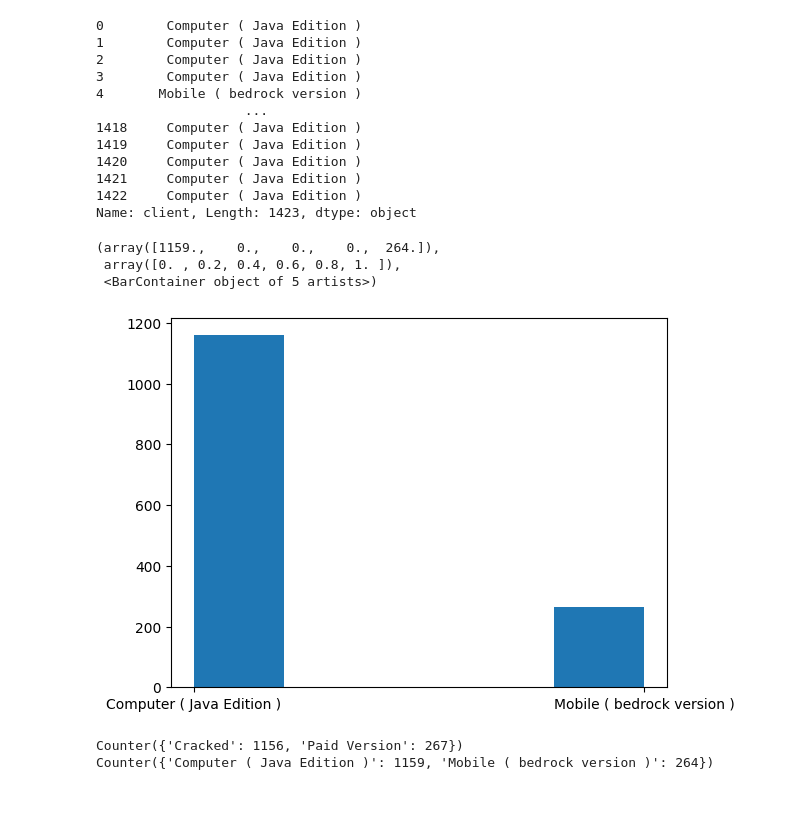
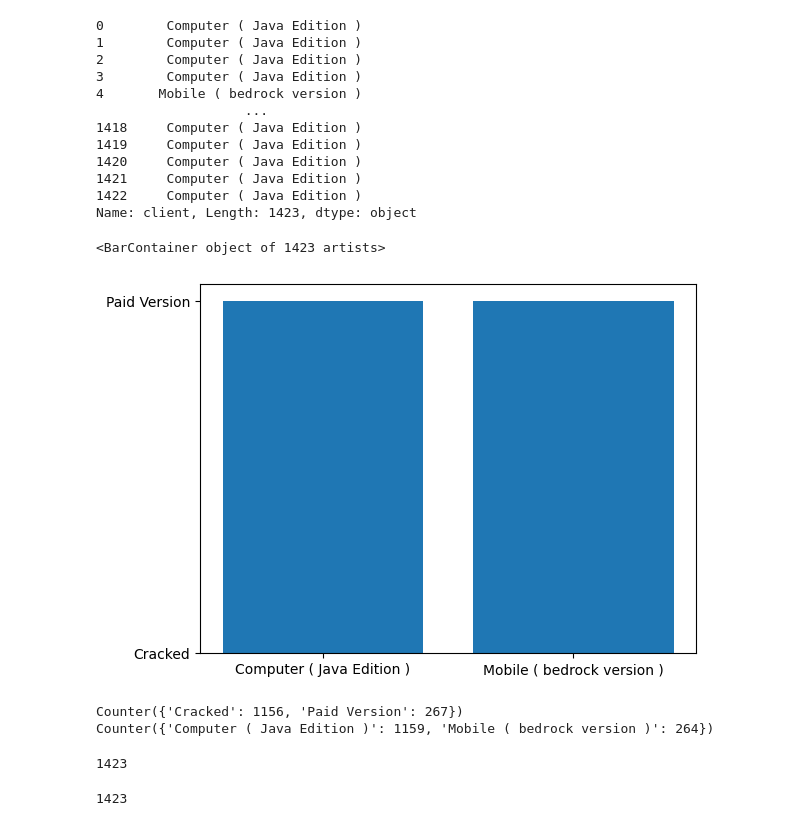
Before and after one commit to jeniferGoncalvesDaSilvaDev/Econometria-aulas, a Jupyter notebook: analise_econometria_minecraft.ipynb, the cells around one changed output. Saved outputs shown, nothing was run; the diff lists cells and outputs as text; code cells hidden in the pictures.

```diff
--- a/analise_econometria_minecraft.ipynb
+++ b/analise_econometria_minecraft.ipynb
@@ -207,12 +207,10 @@ print(client)
 1421     Computer ( Java Edition )
 1422     Computer ( Java Edition )
 Name: client, Length: 1423, dtype: object
-# %%
-plt.hist(client, bins=5)
-# %% [output]
-(array([1159.,    0.,    0.,    0.,  264.]),
- array([0. , 0.2, 0.4, 0.6, 0.8, 1. ]),
- <BarContainer object of 5 artists>)
-[figure, removed]
+# %%
+plt.bar(client, version)
+# %% [output]
+<BarContainer object of 1423 artists>
+[figure, added]
 # %%
 from collections import Counter
@@ -223,3 +221,13 @@ print(qtd_client)
 # %% [output]
 Counter({'Cracked': 1156, 'Paid Version': 267})
 Counter({'Computer ( Java Edition )': 1159, 'Mobile ( bedrock version )': 264})
+# %%
+total_linha_versao = qtd_versao_paga_cracked['Cracked'] + qtd_versao_paga_cracked['Paid Version']
+print(total_linha_versao)
+# %% [output]
+1423
+# %%
+total_linha_client= qtd_client['Computer ( Java Edition )'] + qtd_client ['Mobile ( bedrock version )']
+print(total_linha_client)
+# %% [output]
+1423
```
Also changed, not shown: parts of 1 cell of this notebook.
